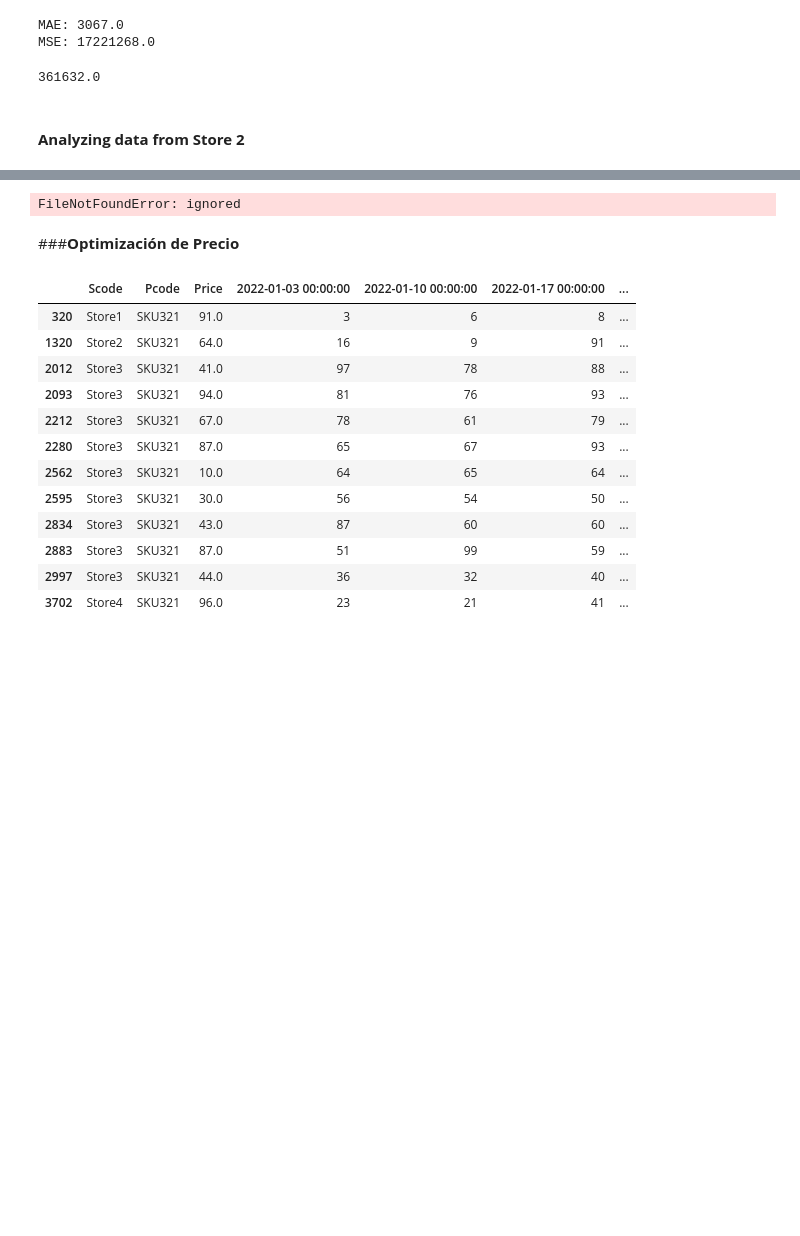
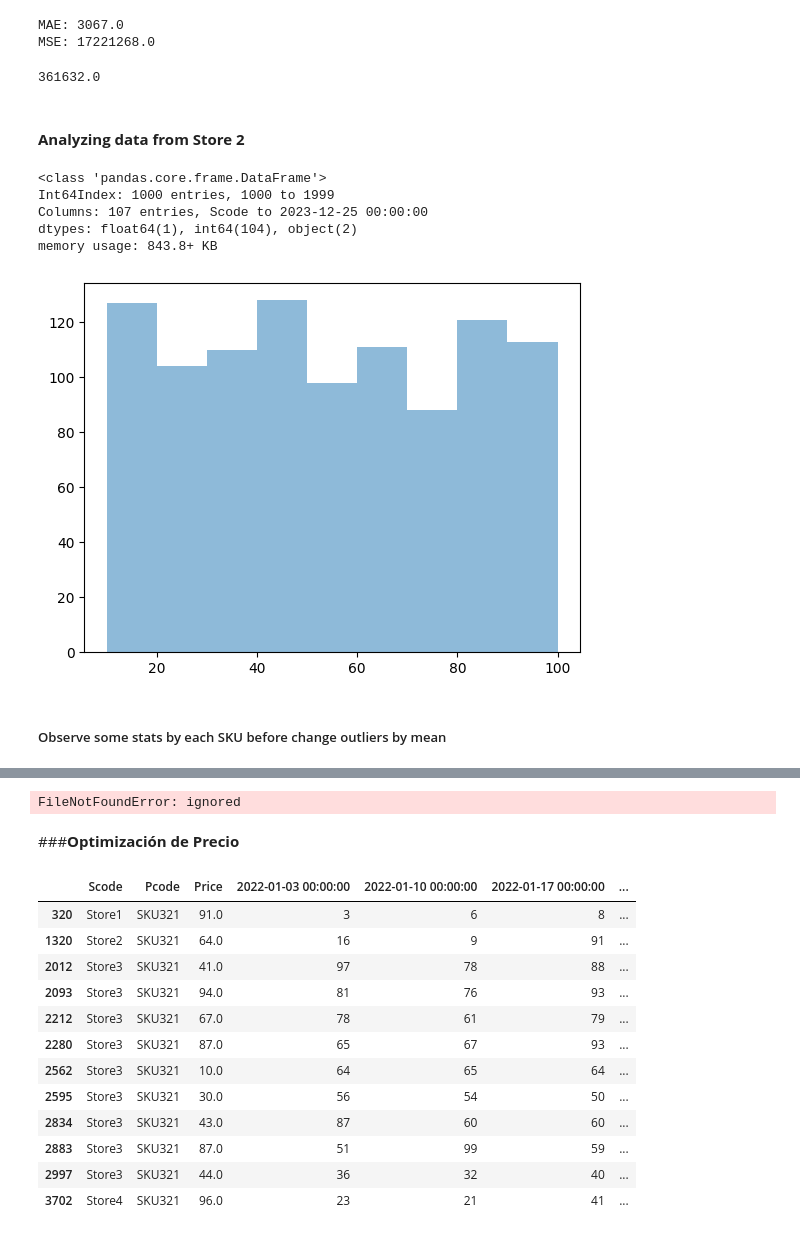
Before and after one commit to superpanditas/Quinio, a Jupyter notebook: Weekly_SKU_level_Product_Sales_Transactions.ipynb, the cells around one changed output, grey strips where cells are left out. Drawn from its saved outputs; the diff is of its cells as text; code cells hidden in the pictures; blank space fills up the shorter version.

```diff
--- a/Weekly_SKU_level_Product_Sales_Transactions.ipynb
+++ b/Weekly_SKU_level_Product_Sales_Transactions.ipynb
@@ -474,0 +473,22 @@ print(next_weeks['Sales'].sum().round())
+# %%
+store2.info()
+# %% [output]
+<class 'pandas.core.frame.DataFrame'>
+Int64Index: 1000 entries, 1000 to 1999
+Columns: 107 entries, Scode to 2023-12-25 00:00:00
+dtypes: float64(1), int64(104), object(2)
+memory usage: 843.8+ KB
+# %%
+s2_price = store2['Price']
+#s2_price.describe()
+
+# Distribution of prices
+s2_price = s2_price.to_frame()
+s2_price_sorted = s2_price.sort_values('Price')
+
+plt.hist(s2_price_sorted, bins=np.arange(10,110,10), alpha=0.5)
+plt.show()
+# %% [output]
+[figure, added]
+# %% [markdown]
+##### Observe some stats by each SKU before change outliers by mean
```
Also changed, not shown: parts of 9 cells of this notebook.
